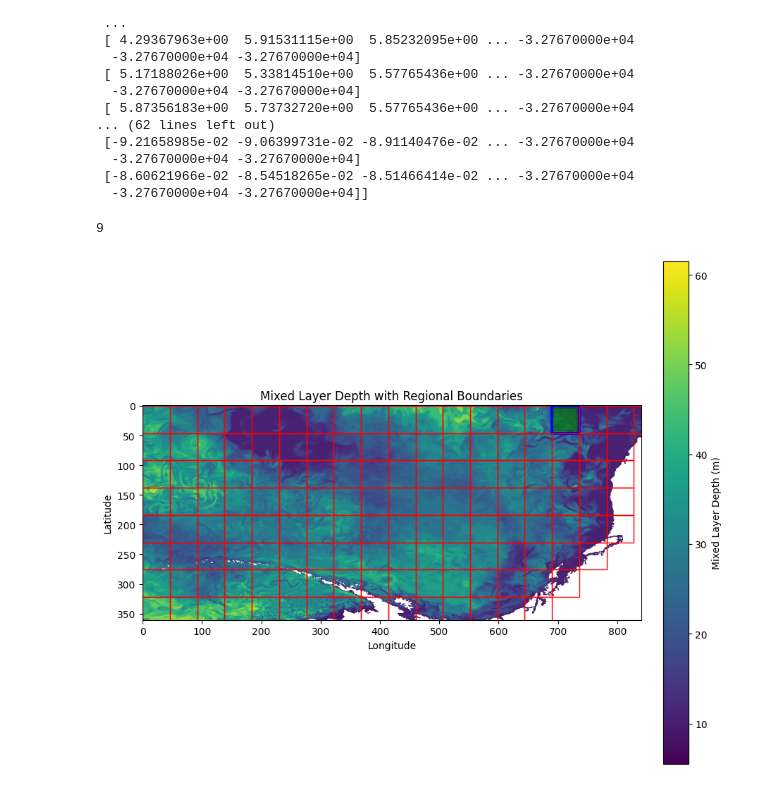
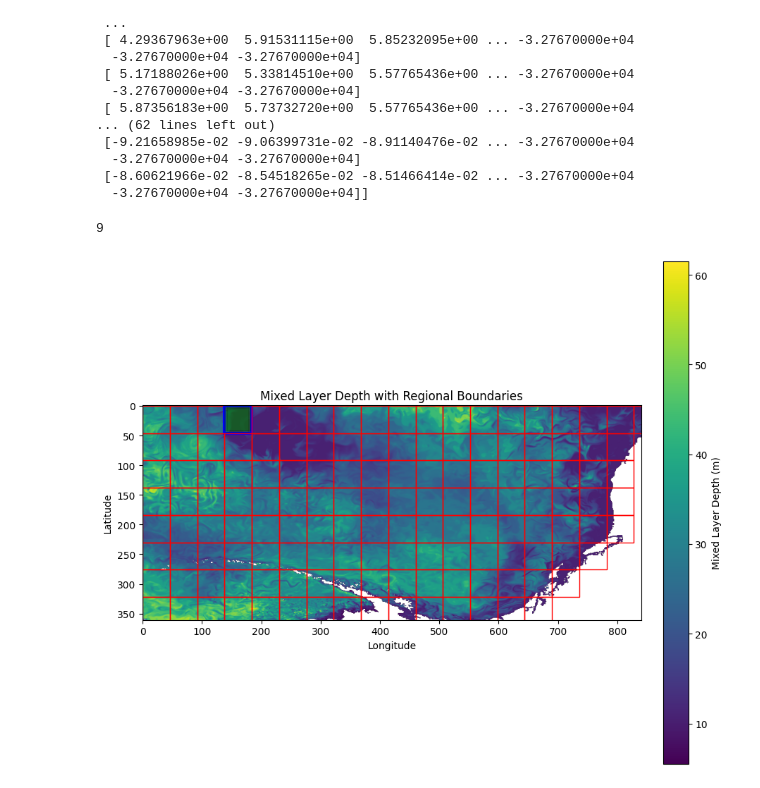
Before and after one commit to skostousov/Interior-Ocean-Properties-Inference, a Jupyter notebook: src/notebooks/visualizeregions.ipynb, the cells around one changed output. Cells and saved outputs as stored; diff of their text form; code cells hidden in the pictures.

```diff
--- a/src/notebooks/visualizeregions.ipynb
+++ b/src/notebooks/visualizeregions.ipynb
@@ -6,7 +7,7 @@ from utils.config import DATA_DIR
 ds_name = "lat:30-60_long:-190--120_1993-10-11-1993-10-11.nc"
 ds = GLORYSDS(DATA_DIR/ds_name, days = False, normalize=True)
 # %%
-retrieved_full_annot_oneday = ds.annotations_map[0]
+retrieved_full_annot_oneday = np.squeeze(ds.annotations_map[0], axis=0)
 regions = ds.regions
 region_size = ds.region_size
 grid_size = ds.grid_size
@@ -40,33 +41,33 @@ for channel in one_day_feature_map:
 import numpy as np
 
 import matplotlib.pyplot as plt
 
-fig, ax = plt.subplots(figsize=(10, len(regions)//5))
+fig, ax = plt.subplots(figsize=(10, max(len(regions)//5, 15)))
 im = ax.imshow(retrieved_full_annot_oneday, cmap='viridis', )
 plt.colorbar(im, ax=ax, fraction=0.046, pad=0.04, label='Mixed Layer Depth (m)')
 
 for (y, x) in regions:
-    if (y, x) == list(ds.indices_regionified.keys())[15]:
+    if (y, x) == list(ds.indices_regionified.keys())[3]:
         rect = plt.Rectangle((x, y), region_size, region_size,
                          linewidth=3, edgecolor='blue', facecolor='none', alpha=1.0)
         ax.add_patch(rect)
         print(len(ds.indices_regionified[(y,x)]))
         for (grid_y, grid_x) in ds.indices_regionified[(y, x)]:
             rect = plt.Rectangle((grid_x, grid_y), grid_size, grid_size,
                          linewidth=0.5, edgecolor='black', facecolor='green', alpha=0.1)
             ax.add_patch(rect)
 
     else:
         # rect = plt.Rectangle((x - 0.5, y - 0.5), region_size, region_size,
         #                  linewidth=1, edgecolor='red', facecolor='none')
         rect = plt.Rectangle((x, y), region_size, region_size,
                          linewidth=1, edgecolor='red', facecolor='none')
         ax.add_patch(rect)
 
 ax.set_title("Mixed Layer Depth with Regional Boundaries")
 ax.set_xlabel("Longitude")
 ax.set_ylabel("Latitude")
 plt.show()
 # %% [output]
 9
-[figure, old version]
+[figure, new version]
```
Also changed, not shown: parts of 1 cell of this notebook, 7 other files.
